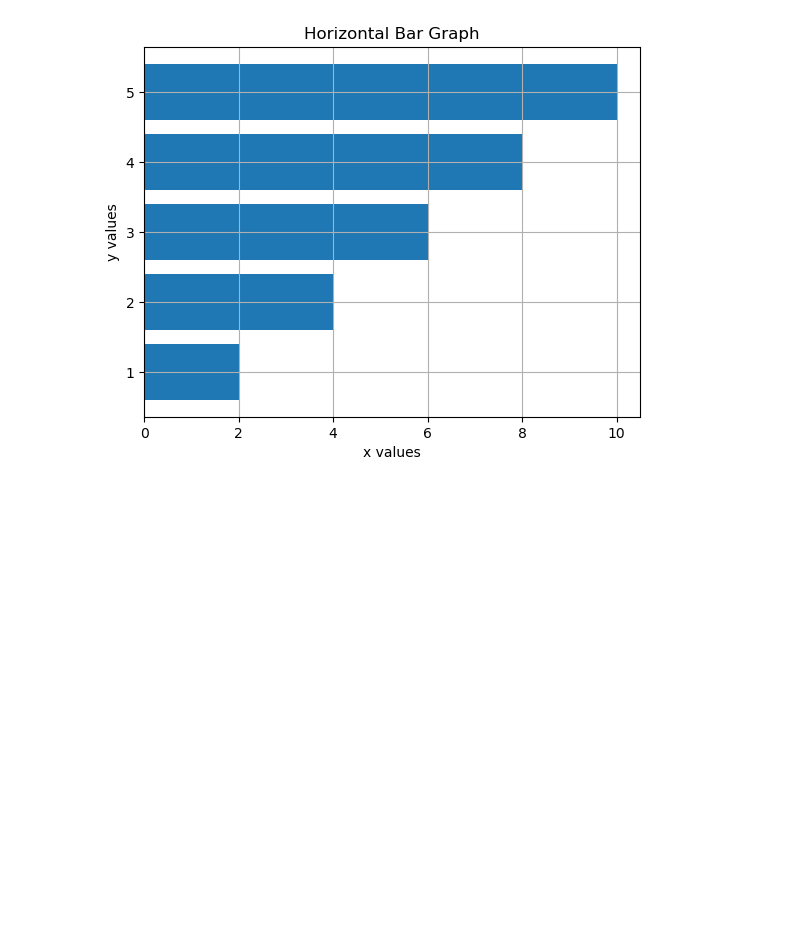
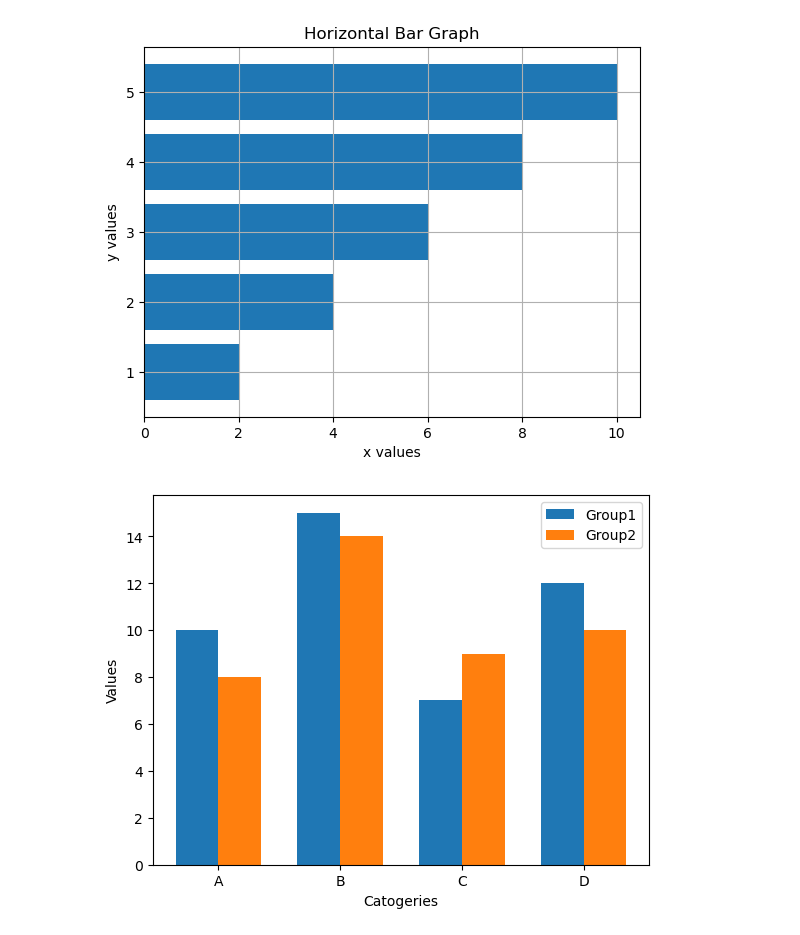
Before and after one commit to aditya-76430/python-programming, a Jupyter notebook: Matplotlib/learning-part1.ipynb, the cells around one changed output. Cells and saved outputs as stored; diff of their text form; code cells hidden in the pictures; blank space fills up the shorter version.

Commit message:
Multiple Group Bar Charts

```diff
--- a/Matplotlib/learning-part1.ipynb
+++ b/Matplotlib/learning-part1.ipynb
@@ -105,3 +105,25 @@ plt.grid(True)
 plt.show()
 # %% [output]
 [figure]
+# %%
+# Multiple Grouped Bar Charts (Grouped Bars)
+
+import numpy as np
+import matplotlib.pyplot as plt
+
+x = np.arange(4)
+y1 = [10,15,7,12]
+y2 = [8,14,9,10]
+
+width = 0.35
+
+plt.bar(x - width/2,y1,width,label = "Group1")
+plt.bar(x + width/2,y2,width,label = "Group2")
+
+plt.xticks(x,["A","B","C","D"])
+plt.xlabel("Catogeries")
+plt.ylabel("Values")
+plt.legend()
+plt.show()
+# %% [output]
+[figure, added]
```
Also changed, not shown: 8 other files.
